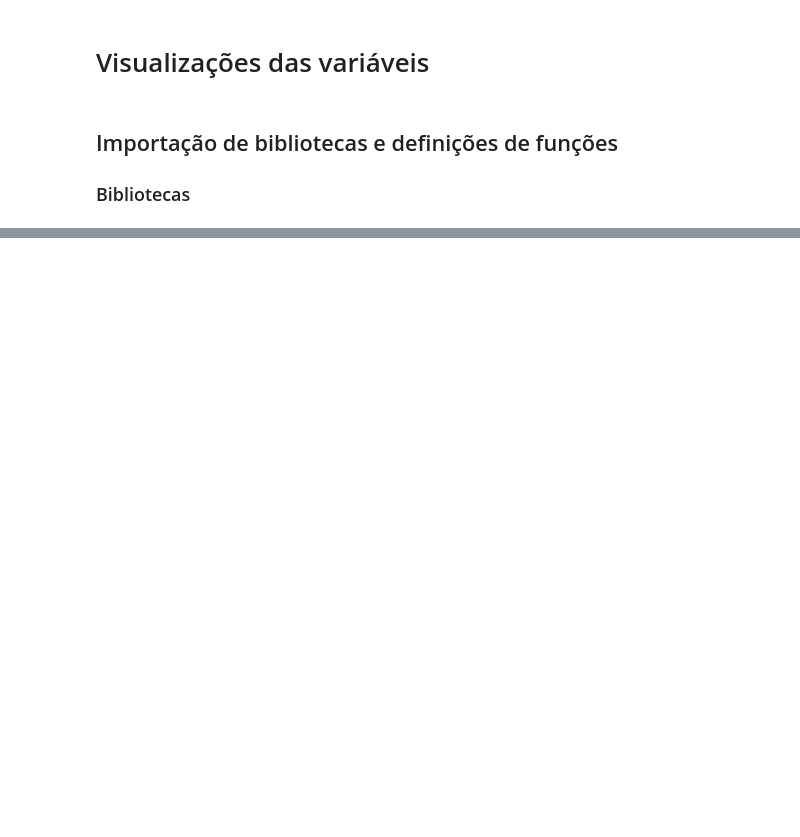
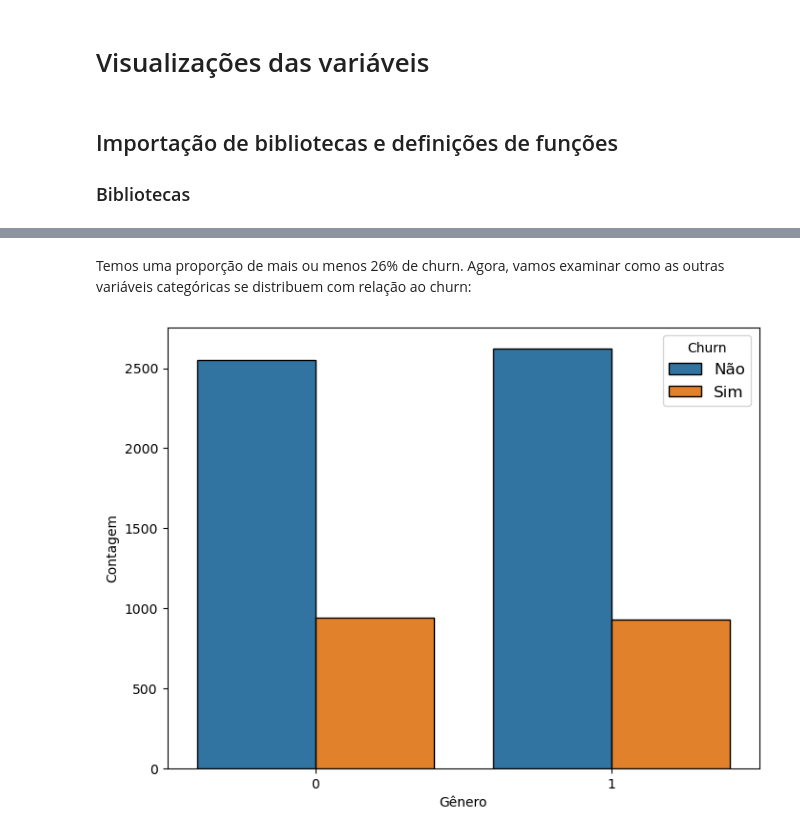
Before and after one commit to RPGraciotti/Novexus_alura_challenge, a Jupyter notebook: notebook_projeto.ipynb, the cells around one changed output, grey strips where cells are left out. Saved outputs shown, nothing was run; the diff lists cells and outputs as text; code cells hidden in the pictures; blank space fills up the shorter version.

```diff
--- a/notebook_projeto.ipynb
+++ b/notebook_projeto.ipynb
@@ -546,0 +596,6 @@ import seaborn as sns
+# %% [markdown]
+Temos uma proporção de mais ou menos 26% de churn. Agora, vamos examinar como as outras variáveis categóricas se distribuem com relação ao churn:
+# %%
+categorical_plot(data = df_limpo, x = 'customer.gender', xtitle = 'Gênero')
+# %% [output]
+[figure, added]
```
Also changed, not shown: parts of 45 cells of this notebook.
